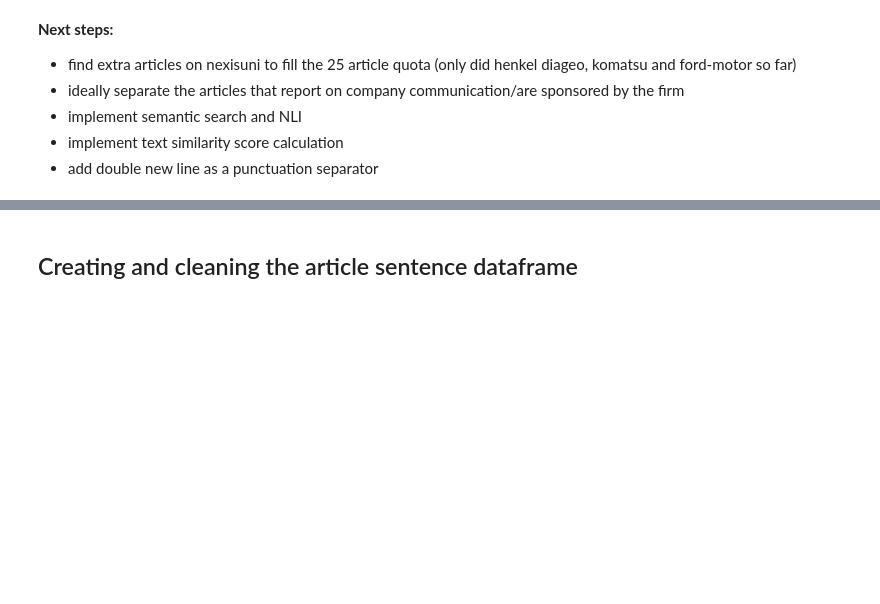
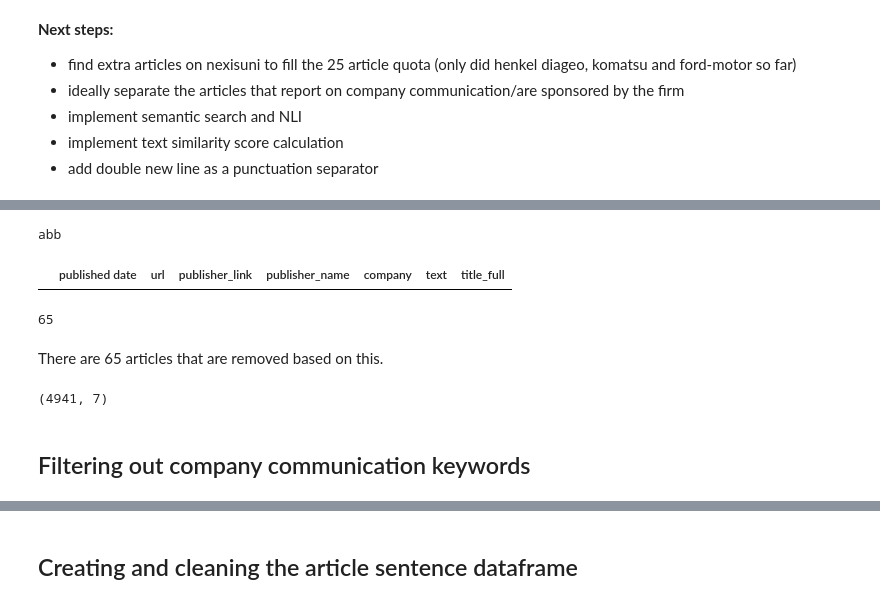
Before and after one commit to dathanh-nguyen/Thesis, a Jupyter notebook: data_pre-processing/GNews_scraping.ipynb, the cells around one changed output, grey strips where cells are left out. Saved outputs shown, nothing was run; the diff lists cells and outputs as text; code cells hidden in the pictures; blank space fills up the shorter version.

```diff
--- a/data_pre-processing/GNews_scraping.ipynb
+++ b/data_pre-processing/GNews_scraping.ipynb
@@ -625,0 +702,13 @@ list(zip(df_nodup[df_nodup['company']=='ford-motor']['title_full'].values,
+# %%
+ner_filter = []
+for idx, company in enumerate(company_list):
+    for title in df_nodup[df_nodup['company']==company]['title_full']:
+        doc = nlp(title)
+        entity_list = [str(entity).lower() for entity in list(doc.ents)]
+        if publisher_list[idx] in ' '.join(entity_list):
+            ner_filter.append(True)
+        else:
+            ner_filter.append(False)
+# no this wont work
+# %% [output]
+abb
@@ -625,0 +735,14 @@ list(zip(df_nodup[df_nodup['company']=='ford-motor']['title_full'].values,
+# %%
+# we find there is one missing value for the title full - removed
+df_nodup[df_nodup['title_full'].isnull()]
+df_nodup.dropna(subset = ['title_full'], inplace = True)
+# %%
+df_nodup[df_nodup['title_full'].isnull()]
+# %% [output]
+|  | published date | url | publisher_link | publisher_name | company | text | title_full |
+# %%
+len(ner_filter)
+# %% [output]
+65
+# %% [markdown]
+There are 65 articles that are removed based on this.
@@ -625,0 +751,6 @@ list(zip(df_nodup[df_nodup['company']=='ford-motor']['title_full'].values,
+# %%
+df_nodup.shape
+# %% [output]
+(4941, 7)
+# %% [markdown]
+## Filtering out company communication keywords
```
Also changed, not shown: parts of 30 cells of this notebook, 1 other file.
